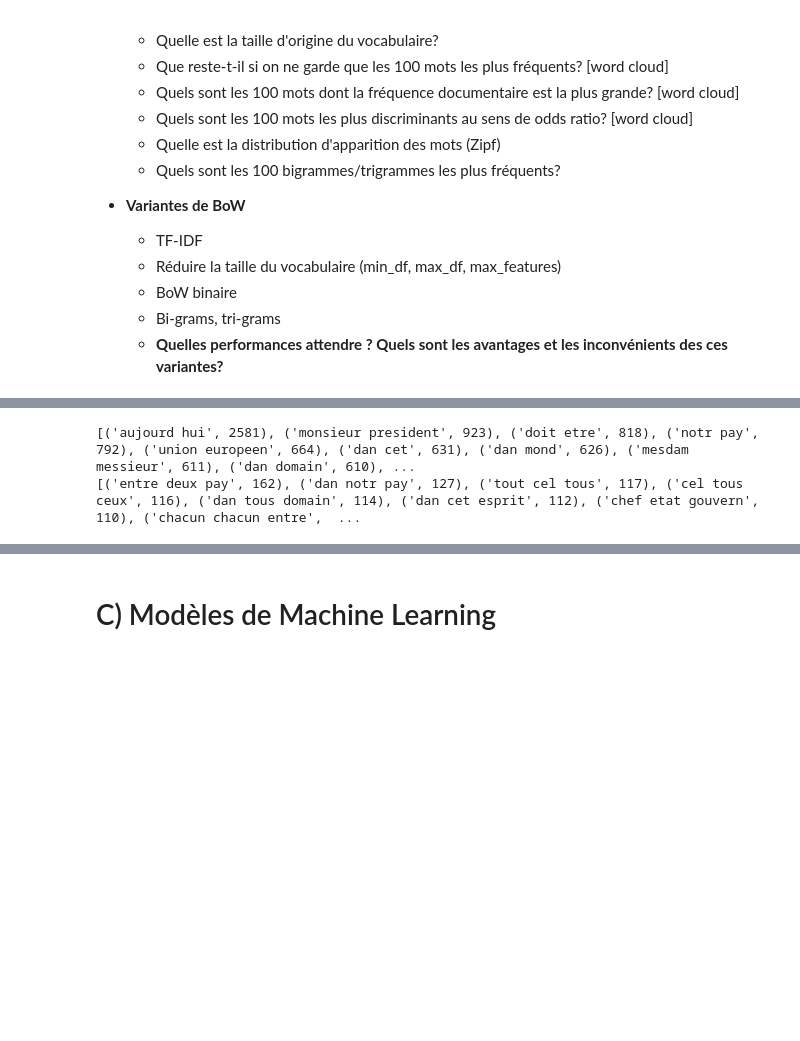
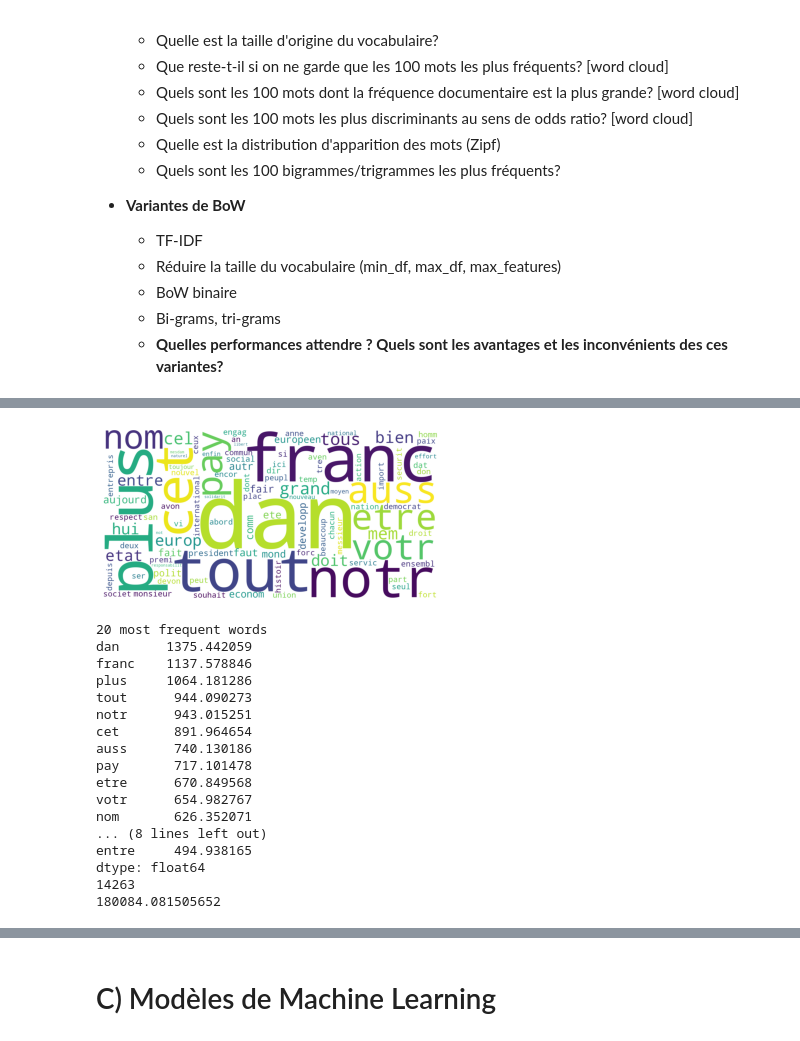
Before and after one commit to TitouanUniLu/projet-RI, a Jupyter notebook: Projet/1_1-BoW-Project.ipynb, the cells around one changed output, grey strips where cells are left out. Cells and saved outputs as stored; diff of their text form; code cells hidden in the pictures; blank space fills up the shorter version.

```diff
--- a/Projet/1_1-BoW-Project.ipynb
+++ b/Projet/1_1-BoW-Project.ipynb
@@ -266,21 +270,38 @@ plt.show()
-# %%
-#Quels sont les 100 bigrammes/trigrammes les plus fréquents?
-vectorizer_ngram = CountVectorizer(ngram_range=(2, 3), stop_words=final_stopwords_list) #both bigramme et trigramme
-X = vectorizer_ngram.fit_transform(alltxts)
-
-ngram_frequencies = zip(vectorizer_ngram.get_feature_names_out(), X.sum(axis=0).A1)
-sorted_ngrams = sorted(ngram_frequencies, key=lambda x: x[1], reverse=True) #on reverse pour avoir les valeurs plus elevees en premier
-top_ngrams = sorted_ngrams[:100]
-print(top_ngrams)
-
-if False: #si on veut aussi voir les trigrammes pcq ils ne sont quasiment pas dans le top 100
-    vectorizer_ngram = CountVectorizer(ngram_range=(3, 3), stop_words=final_stopwords_list)
-    X = vectorizer_ngram.fit_transform(alltxts)
-
-    ngram_frequencies = zip(vectorizer_ngram.get_feature_names_out(), X.sum(axis=0).A1)
-    sorted_ngrams = sorted(ngram_frequencies, key=lambda x: x[1], reverse=True) #on reverse pour avoir les valeurs plus elevees en premier
-    top_ngrams = sorted_ngrams[:100]
-    print(top_ngrams)
-# %% [output]
-[('aujourd hui', 2581), ('monsieur president', 923), ('doit etre', 818), ('notr pay', 792), ('union europeen', 664), ('dan cet', 631), ('dan mond', 626), ('mesdam messieur', 611), ('dan domain', 610), ...
-[('entre deux pay', 162), ('dan notr pay', 127), ('tout cel tous', 117), ('cel tous ceux', 116), ('dan tous domain', 114), ('dan cet esprit', 112), ('chef etat gouvern', 110), ('chacun chacun entre',  ...
+# %%
+#- Quels sont les 100 mots dont la fréquence documentaire est la plus grande? [word cloud]
+#removed stopwords
+vectorizer = TfidfVectorizer(stop_words=stopwords.words("french"))
+X = vectorizer.fit_transform(alltxts)
+frequent_words = pd.Series(
+    np.array(X.sum(axis=0))[0], index=sorted(vectorizer.vocabulary_)
+)
+
+wordcloud = WordCloud(background_color="white", max_words=100, width=2000, height=1000)
+wordcloud.generate_from_frequencies(frequent_words)
+plt.imshow(wordcloud)
+plt.axis("off")
+plt.show()
+
+print("20 most frequent words")
+print(frequent_words.sort_values(ascending=False)[:20])
+print(len(frequent_words))
+print(sum(frequent_words))
+# %% [output]
+[figure, added]
+20 most frequent words
+dan      1375.442059
+franc    1137.578846
+plus     1064.181286
+tout      944.090273
+notr      943.015251
+cet       891.964654
+auss      740.130186
+pay       717.101478
+etre      670.849568
+votr      654.982767
+nom       626.352071
+... (8 lines left out)
+entre     494.938165
+dtype: float64
+14263
+180084.081505652
```
Also changed, not shown: parts of 10 cells of this notebook.
